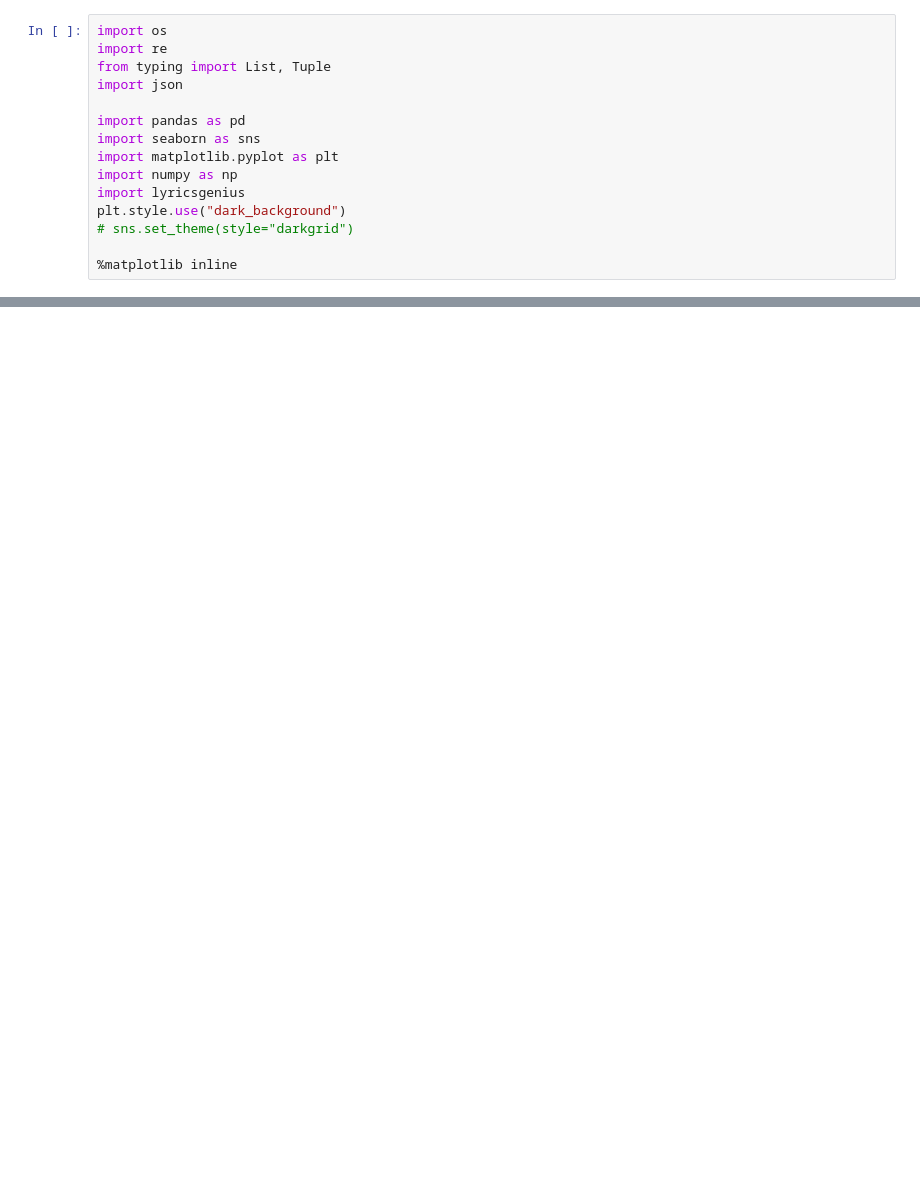
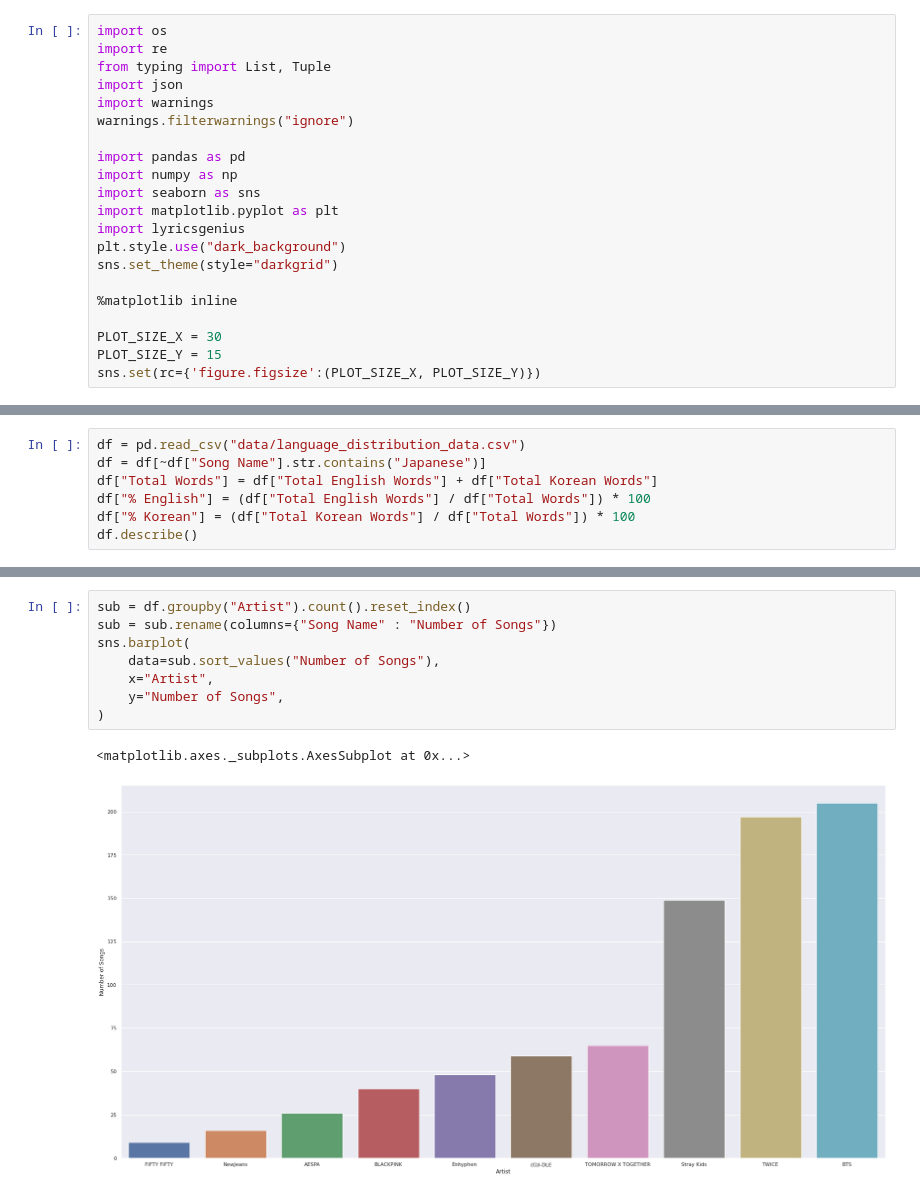
Before and after one commit to lacanlale/kpop_in_the_US_EDA, a Jupyter notebook: analysis.ipynb, the cells around one changed output, grey strips where cells are left out. Drawn from its saved outputs; the diff is of its cells as text; blank space fills up the shorter version.

```diff
--- a/analysis.ipynb
+++ b/analysis.ipynb
@@ -5,13 +3,19 @@ import os
 import re
 from typing import List, Tuple
 import json
+import warnings
+warnings.filterwarnings("ignore")
 
 import pandas as pd
+import numpy as np
 import seaborn as sns
 import matplotlib.pyplot as plt
-import numpy as np
 import lyricsgenius
 plt.style.use("dark_background")
-# sns.set_theme(style="darkgrid")
+sns.set_theme(style="darkgrid")
 
 %matplotlib inline
+
+PLOT_SIZE_X = 30
+PLOT_SIZE_Y = 15
+sns.set(rc={'figure.figsize':(PLOT_SIZE_X, PLOT_SIZE_Y)})
@@ -106,0 +84,7 @@ df.describe()
+# %%
+df = pd.read_csv("data/language_distribution_data.csv")
+df = df[~df["Song Name"].str.contains("Japanese")]
+df["Total Words"] = df["Total English Words"] + df["Total Korean Words"]
+df["% English"] = (df["Total English Words"] / df["Total Words"]) * 100
+df["% Korean"] = (df["Total Korean Words"] / df["Total Words"]) * 100
+df.describe()
@@ -106,0 +121,11 @@ df.describe()
+# %%
+sub = df.groupby("Artist").count().reset_index()
+sub = sub.rename(columns={"Song Name" : "Number of Songs"})
+sns.barplot(
+    data=sub.sort_values("Number of Songs"),
+    x="Artist",
+    y="Number of Songs",
+)
+# %% [output]
+<matplotlib.axes._subplots.AxesSubplot at 0x...>
+[figure, added]
```
Also changed, not shown: parts of 11 cells of this notebook, 1 other file.
